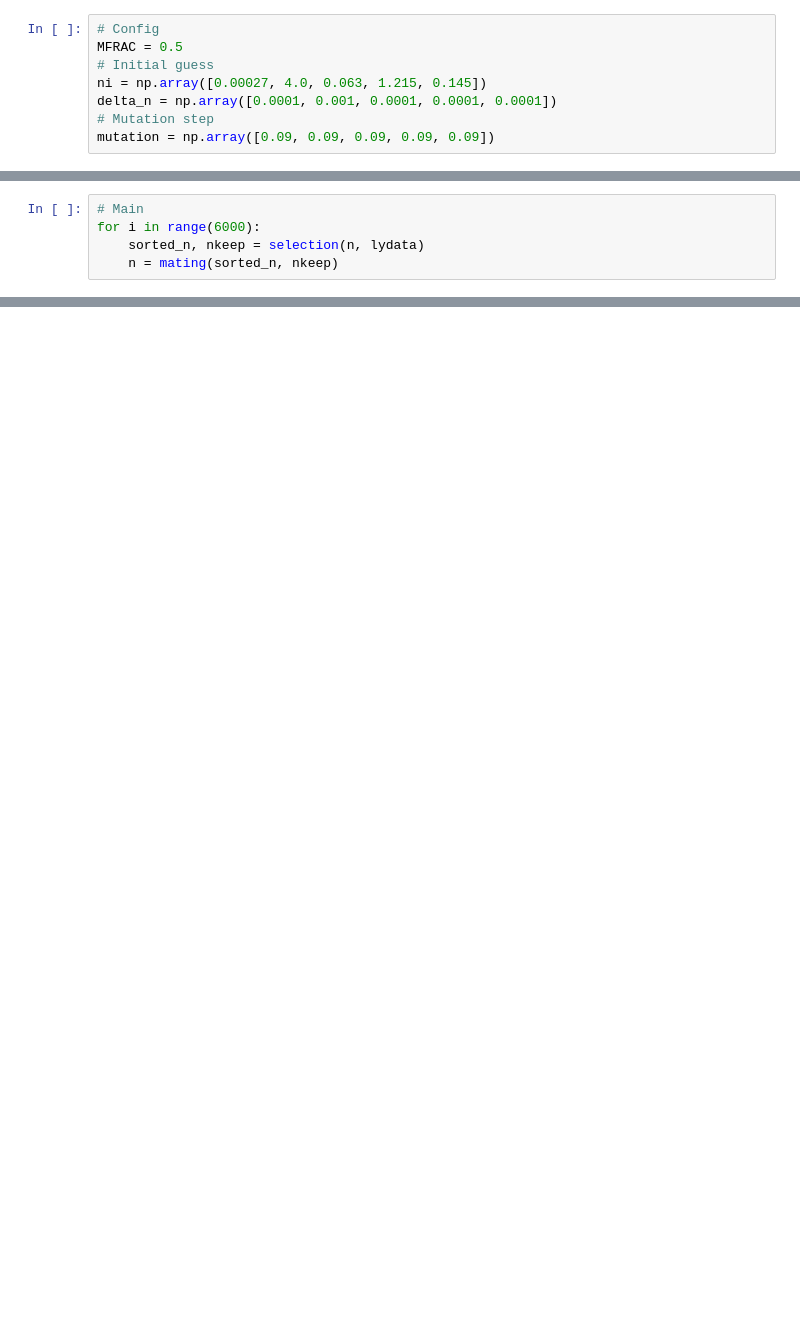
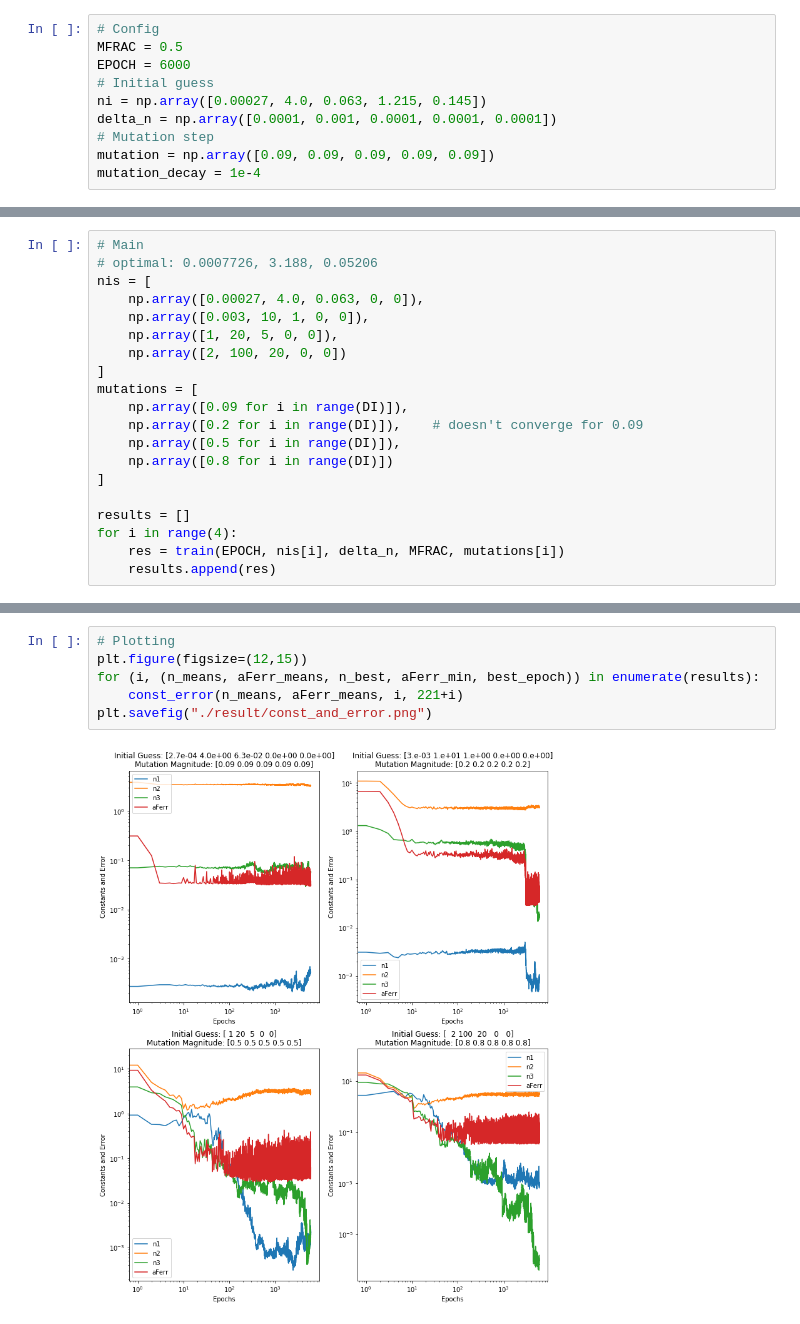
Before and after one commit to Jiahao-Huang/GeneticBoil, a Jupyter notebook: Task2.ipynb, the cells around one changed output, grey strips where cells are left out. Drawn from its saved outputs; the diff is of its cells as text; blank space fills up the shorter version.

Commit message:
Plotting

```diff
--- a/Task2.ipynb
+++ b/Task2.ipynb
@@ -8,11 +9,13 @@ import numpy as np
 # %%
 # Config
 MFRAC = 0.5
+EPOCH = 6000
 # Initial guess
 ni = np.array([0.00027, 4.0, 0.063, 1.215, 0.145])
 delta_n = np.array([0.0001, 0.001, 0.0001, 0.0001, 0.0001])
 # Mutation step
 mutation = np.array([0.09, 0.09, 0.09, 0.09, 0.09])
+mutation_decay = 1e-4
 # %%
 # Read data
 ydata = pd.read_csv("./data/data1.csv")
@@ -69,5 +133,20 @@ def mating(sorted_n, nkeep):
-# %%
-# Main
-for i in range(6000):
-    sorted_n, nkeep = selection(n, lydata)
-    n = mating(sorted_n, nkeep)
+# %%
+# Main
+# optimal: 0.0007726, 3.188, 0.05206
+nis = [
+    np.array([0.00027, 4.0, 0.063, 0, 0]),
+    np.array([0.003, 10, 1, 0, 0]),
+    np.array([1, 20, 5, 0, 0]),
+    np.array([2, 100, 20, 0, 0])
+]
+mutations = [
+    np.array([0.09 for i in range(DI)]),
+    np.array([0.2 for i in range(DI)]),    # doesn't converge for 0.09
+    np.array([0.5 for i in range(DI)]),
+    np.array([0.8 for i in range(DI)])
+]
+
+results = []
+for i in range(4):
+    res = train(EPOCH, nis[i], delta_n, MFRAC, mutations[i])
+    results.append(res)
@@ -73,0 +162,8 @@ for i in range(6000):
+# %%
+# Plotting
+plt.figure(figsize=(12,15))
+for (i, (n_means, aFerr_means, n_best, aFerr_min, best_epoch)) in enumerate(results):
+    const_error(n_means, aFerr_means, i, 221+i)
+plt.savefig("./result/const_and_error.png")
+# %% [output]
+[figure, added]
```
Also changed, not shown: parts of 7 cells of this notebook, 5 other files.
